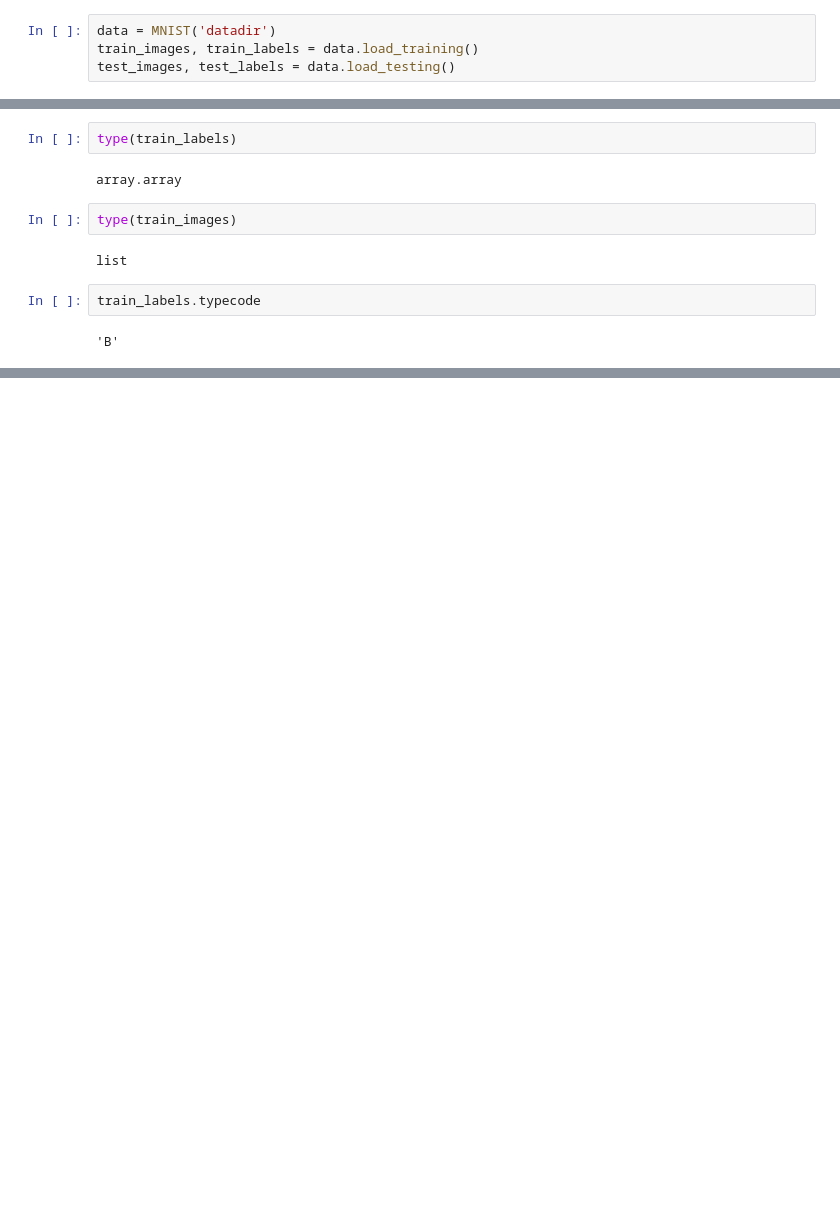
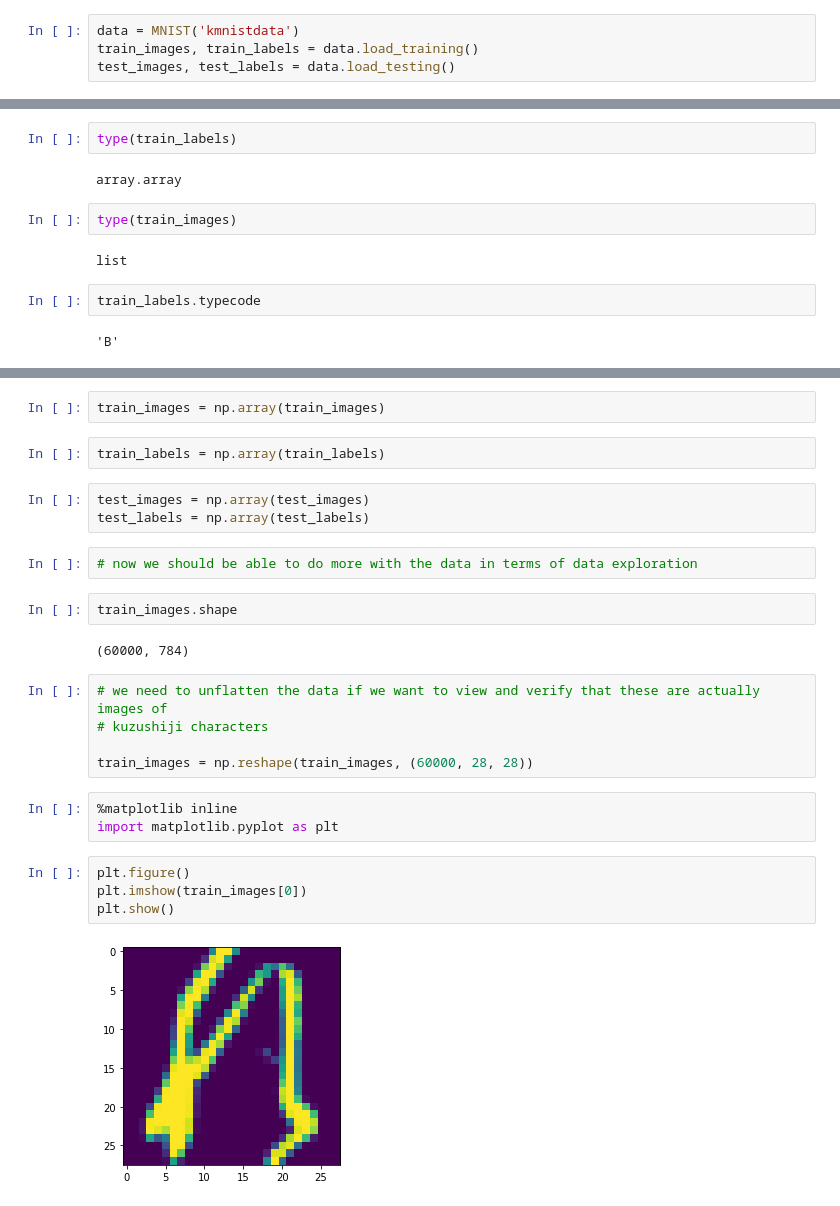
Before and after one commit to franklinhurst/AdvancedDataScience, a Jupyter notebook: Kuzushiji.data_exp.ipynb, the cells around one changed output, grey strips where cells are left out. Drawn from its saved outputs; the diff is of its cells as text; blank space fills up the shorter version.

```diff
--- a/Kuzushiji.data_exp.ipynb
+++ b/Kuzushiji.data_exp.ipynb
@@ -171,5 +206,5 @@ drwxrwx--- 2 wsuser watsonstudio     4096 May 20 14:32 datadir
 # %%
-data = MNIST('datadir')
+data = MNIST('kmnistdata')
 train_images, train_labels = data.load_training()
 test_images, test_labels = data.load_testing()
 # %%
@@ -229,0 +270,27 @@ TypeError: unsupported operand type(s) for /: 'list' and 'int'
+# %%
+train_images = np.array(train_images)
+# %%
+train_labels = np.array(train_labels)
+# %%
+test_images = np.array(test_images)
+test_labels = np.array(test_labels)
+# %%
+# now we should be able to do more with the data in terms of data exploration
+# %%
+train_images.shape
+# %% [output]
+(60000, 784)
+# %%
+# we need to unflatten the data if we want to view and verify that these are actually images of
+# kuzushiji characters
+
+train_images = np.reshape(train_images, (60000, 28, 28))
+# %%
+%matplotlib inline
+import matplotlib.pyplot as plt
+# %%
+plt.figure()
+plt.imshow(train_images[0])
+plt.show()
+# %% [output]
+[figure, added]
```
Also changed, not shown: parts of 45 cells of this notebook.
